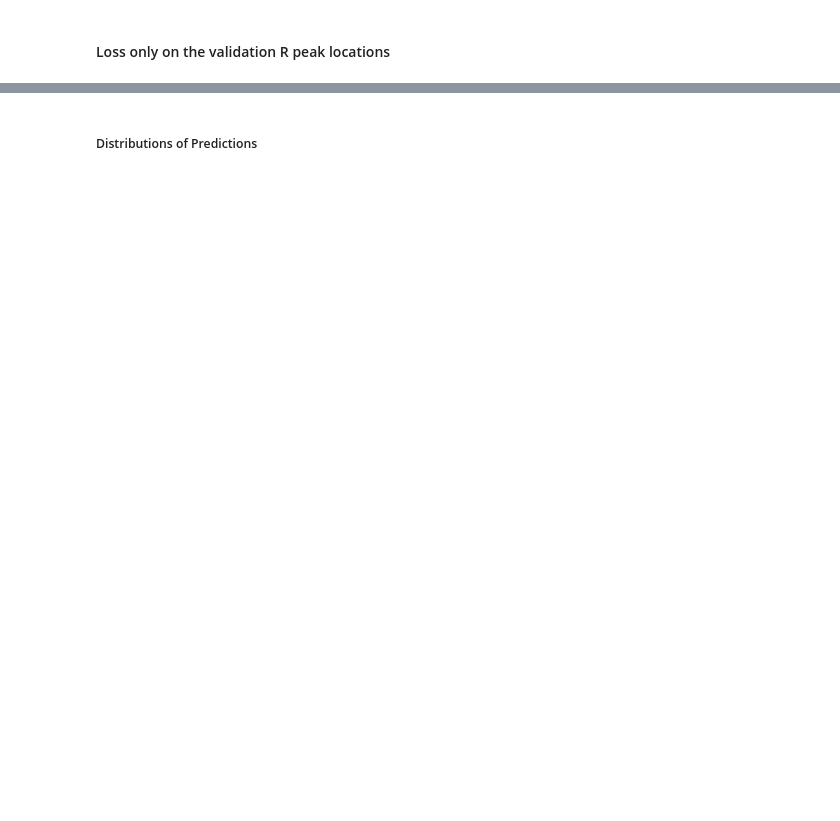
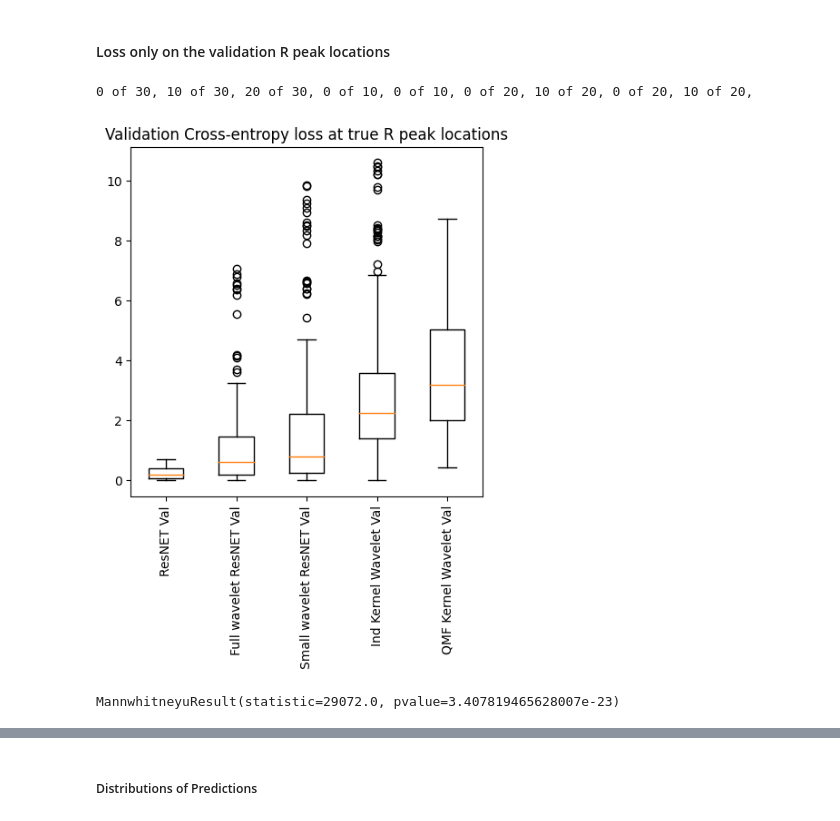
Before and after one commit to andrew-nash/fyp, a Jupyter notebook: empirical_experiments.ipynb, the cells around one changed output, grey strips where cells are left out. Saved outputs shown, nothing was run; the diff lists cells and outputs as text; code cells hidden in the pictures; blank space fills up the shorter version.

```diff
--- a/empirical_experiments.ipynb
+++ b/empirical_experiments.ipynb
@@ -312,2 +313,24 @@ plt.show()
 # %% [markdown]
 #### Loss only on the validation R peak locations
+# %%
+mods = ["ResNET","Full wavelet ResNET", "Small wavelet ResNET", "Ind Kernel Wavelet", "QMF Kernel Wavelet"]
+exps = [resnetExp, fullWaveletResnetExp, smallWaveletResnetExp,hardCodedWaveletIndExp,hardCodedWaveletQMFExp]
+boxes = [[] for i in range(len(mods))]
+names = []
+for i in range(len(mods)):
+    lab = mods[i]
+    hyp = exps[i]
+    boxes[i]=hyp.get_r_peak_loss()
+    names.append(lab+' Val')
+plt.figure(figsize=(5,5))
+plt.boxplot( boxes)
+plt.title("Validation Cross-entropy loss at true R peak locations")
+plt.xticks(range(1,len(names)+1),names, rotation="vertical")
+plt.show()
+# %% [output]
+0 of 30, 10 of 30, 20 of 30, 0 of 10, 0 of 10, 0 of 20, 10 of 20, 0 of 20, 10 of 20,
+[figure, added]
+# %%
+scipy.stats.mannwhitneyu(resnetExp.get_r_peak_loss(), fullWaveletResnetExp.get_r_peak_loss(), alternative="less")
+# %% [output]
+MannwhitneyuResult(statistic=29072.0, pvalue=3.407819465628007e-23)
```
Also changed, not shown: parts of 32 cells of this notebook, 5 other files.
